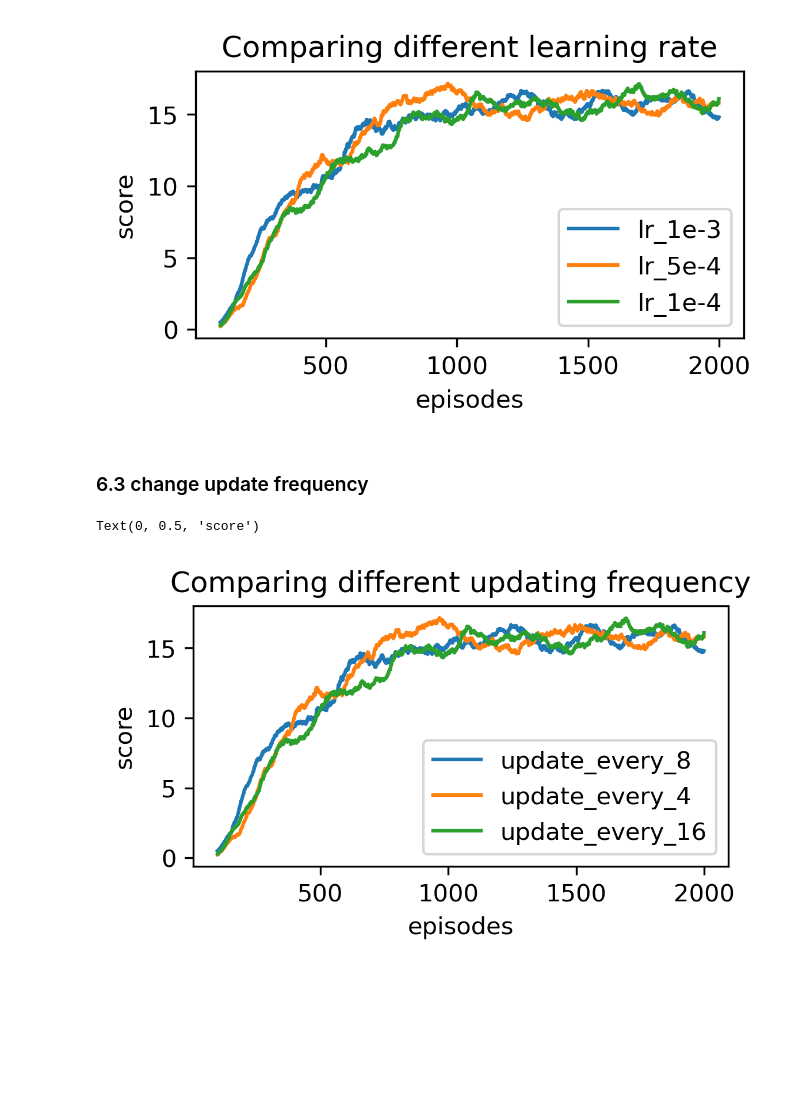
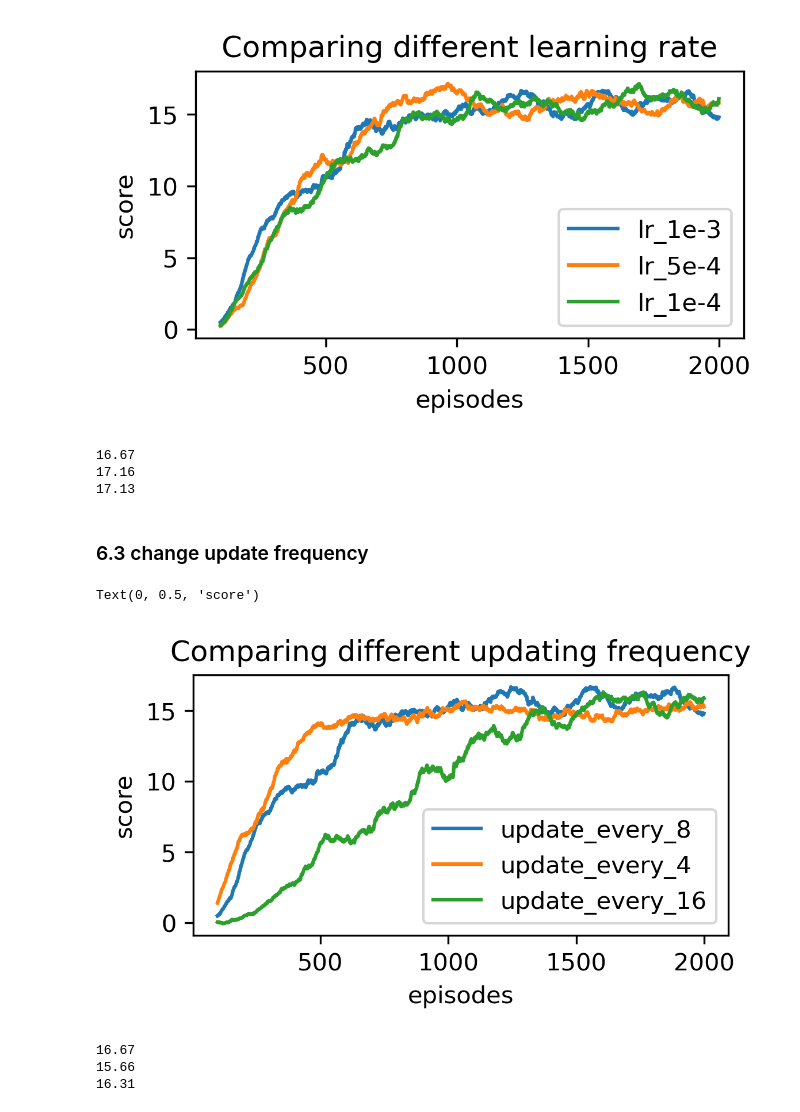
Before and after one commit to JieYang031/DRLND, a Jupyter notebook: Navigation.ipynb, the cells around one changed output. Cells and saved outputs as stored; diff of their text form; code cells hidden in the pictures; blank space fills up the shorter version.

```diff
--- a/Navigation.ipynb
+++ b/Navigation.ipynb
@@ -508,6 +517,14 @@ plt.ylabel("score")
 # %% [output]
 Text(0, 0.5, 'score')
 [figure]
+# %%
+print(np.max(md3_scores_rolling))
+print(np.max(md4_scores_rolling))
+print(np.max(md5_scores_rolling))
+# %% [output]
+16.67
+17.16
+17.13
 # %% [markdown]
 ### 6.3 change update frequency
 # %%
@@ -519,12 +536,20 @@ md7_scores_rolling = pd.Series(md7_scores).rolling(window = 100).mean()
 # %%
 plt.figure(figsize = (4, 2))
 plt.plot(list(range(2000)), md3_scores_rolling, label = "update_every_8")
-plt.plot(list(range(2000)), md4_scores_rolling, label = "update_every_4")
-plt.plot(list(range(2000)), md5_scores_rolling, label = "update_every_16")
+plt.plot(list(range(2000)), md6_scores_rolling, label = "update_every_4")
+plt.plot(list(range(2000)), md7_scores_rolling, label = "update_every_16")
 plt.title("Comparing different updating frequency")
 plt.legend()
 plt.xlabel("episodes")
 plt.ylabel("score")
 # %% [output]
 Text(0, 0.5, 'score')
-[figure, old version]
+[figure, new version]
+# %%
+print(np.max(md3_scores_rolling))
+print(np.max(md6_scores_rolling))
+print(np.max(md7_scores_rolling))
+# %% [output]
+16.67
+15.66
+16.31
```
Also changed, not shown: parts of 1 cell of this notebook, 1 other file.
